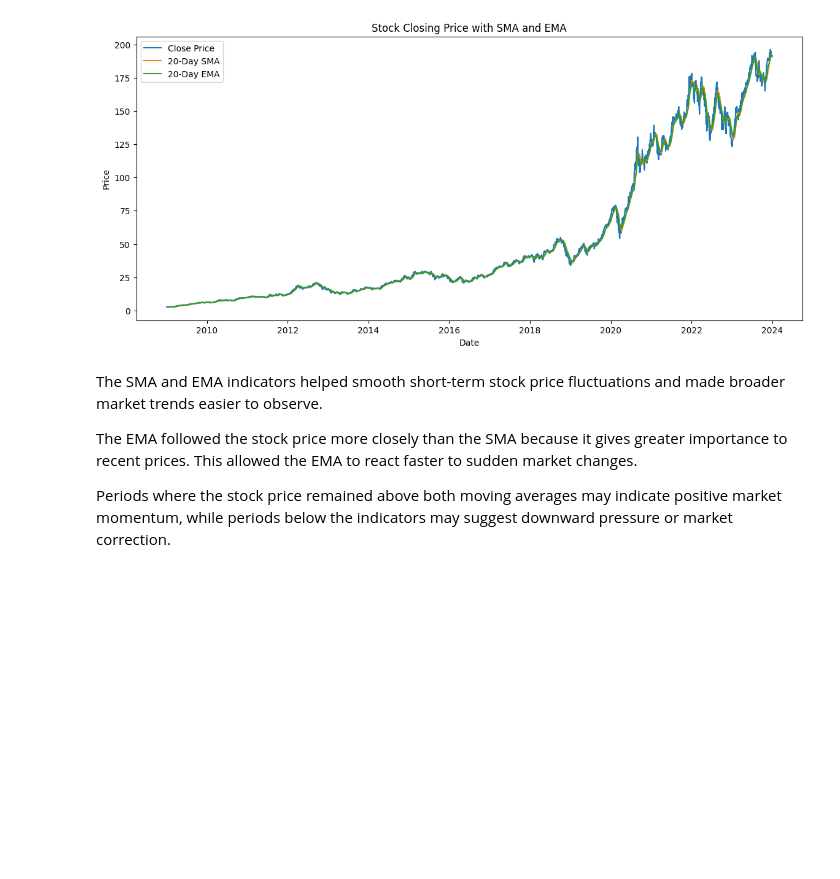
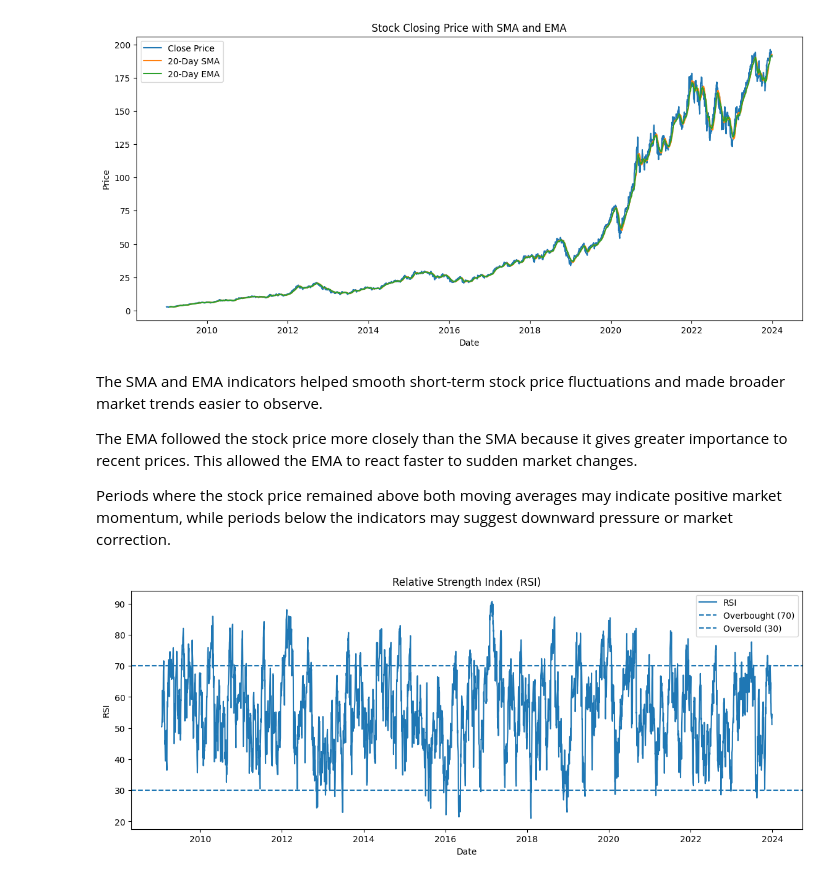
Before and after one commit to Dana-21-21/news-sentiment-analysis, a Jupyter notebook: notebooks/stock_price_analysis.ipynb, the cells around one changed output. Cells and saved outputs as stored; diff of their text form; code cells hidden in the pictures; blank space fills up the shorter version.

```diff
--- a/notebooks/stock_price_analysis.ipynb
+++ b/notebooks/stock_price_analysis.ipynb
@@ -124,0 +127,24 @@ Periods where the stock price remained above both moving averages may indicate p
+# %%
+rsi = RSIIndicator(close=df["Close"], window=14)
+
+df["RSI"] = rsi.rsi()
+# %%
+plt.figure(figsize=(14,5))
+
+plt.plot(df.index, df["RSI"], label="RSI")
+
+plt.axhline(70, linestyle='--', label='Overbought (70)')
+
+plt.axhline(30, linestyle='--', label='Oversold (30)')
+
+plt.title("Relative Strength Index (RSI)")
+
+plt.xlabel("Date")
+
+plt.ylabel("RSI")
+
+plt.legend()
+
+plt.show()
+# %% [output]
+[figure, added]
```
Also changed, not shown: parts of 9 cells of this notebook, 1 other file.
